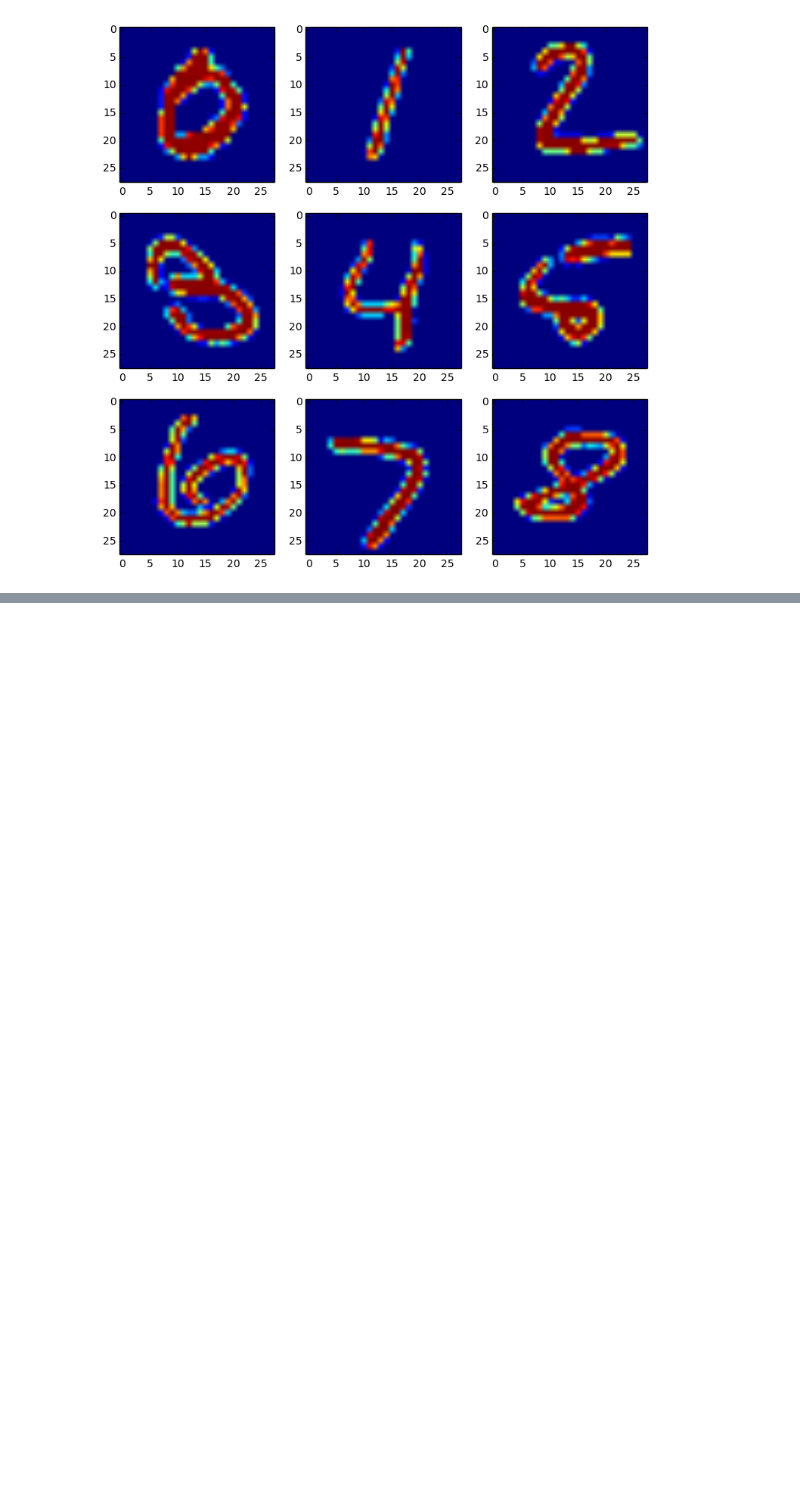
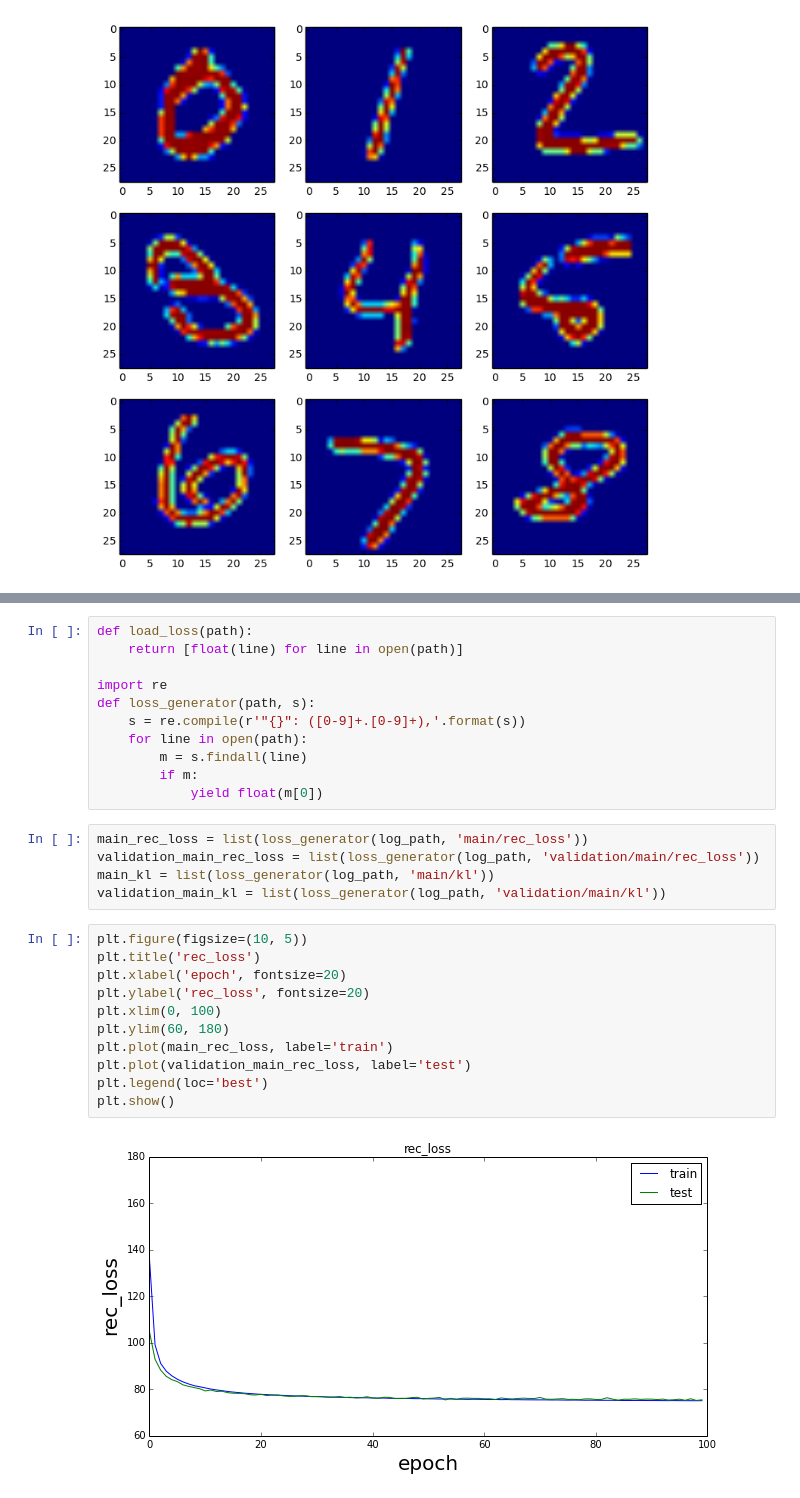
Before and after one commit to seiya-kumada/vae, a Jupyter notebook: draw_results.ipynb, the cells around one changed output, grey strips where cells are left out. Cells and saved outputs as stored; diff of their text form; blank space fills up the shorter version.

```diff
--- a/draw_results.ipynb
+++ b/draw_results.ipynb
@@ -73,0 +75,29 @@ save_images(x.data, os.path.join(out_dir_path, 'sampled'))
+# %%
+def load_loss(path):
+    return [float(line) for line in open(path)]
+
+import re
+def loss_generator(path, s):
+    s = re.compile(r'"{}": ([0-9]+.[0-9]+),'.format(s))
+    for line in open(path):
+        m = s.findall(line)
+        if m:
+            yield float(m[0])
+# %%
+main_rec_loss = list(loss_generator(log_path, 'main/rec_loss'))
+validation_main_rec_loss = list(loss_generator(log_path, 'validation/main/rec_loss'))
+main_kl = list(loss_generator(log_path, 'main/kl'))
+validation_main_kl = list(loss_generator(log_path, 'validation/main/kl'))
+# %%
+plt.figure(figsize=(10, 5))
+plt.title('rec_loss')
+plt.xlabel('epoch', fontsize=20)
+plt.ylabel('rec_loss', fontsize=20)
+plt.xlim(0, 100)
+plt.ylim(60, 180)
+plt.plot(main_rec_loss, label='train')
+plt.plot(validation_main_rec_loss, label='test')
+plt.legend(loc='best')
+plt.show()
+# %% [output]
+[figure, added]
```
Also changed, not shown: parts of 10 cells of this notebook, 3 other files.
